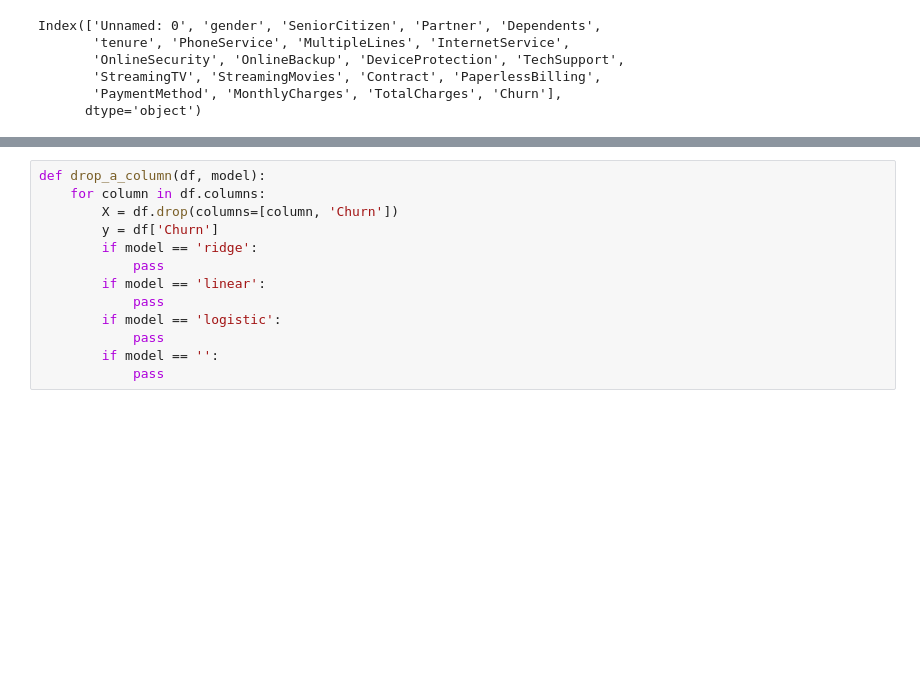
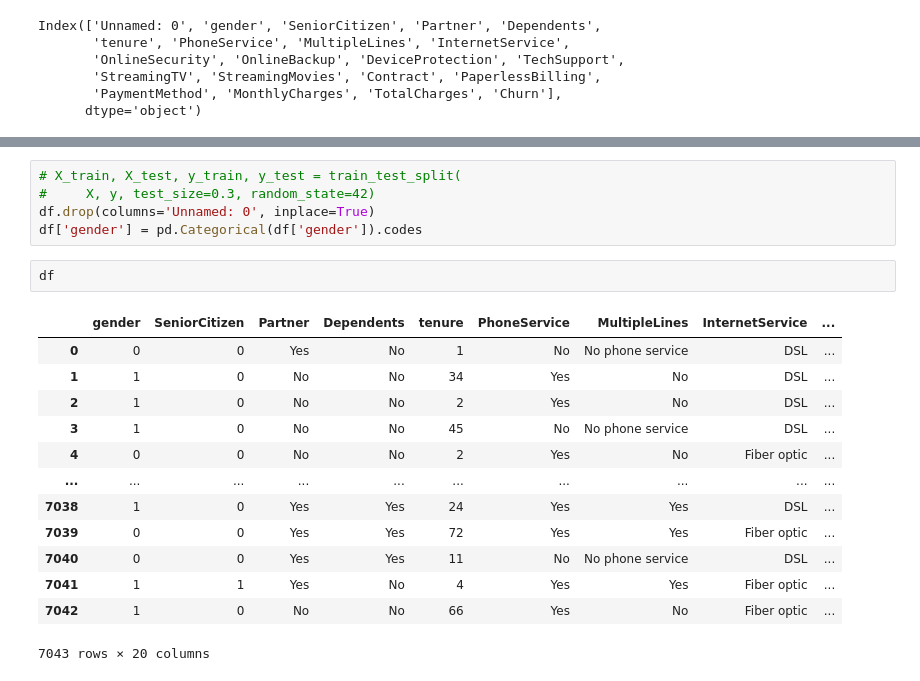
Before and after one commit to Gnoel01/Churning-customers, a Jupyter notebook: madison.ipynb, the cells around one changed output, grey strips where cells are left out. Saved outputs shown, nothing was run; the diff lists cells and outputs as text; blank space fills up the shorter version.

```diff
--- a/madison.ipynb
+++ b/madison.ipynb
@@ -47,13 +52,21 @@ Index(['Unnamed: 0', 'gender', 'SeniorCitizen', 'Partner', 'Dependents',
 # %%
-def drop_a_column(df, model):
-    for column in df.columns:
-        X = df.drop(columns=[column, 'Churn'])
-        y = df['Churn']
-        if model == 'ridge':
-            pass
-        if model == 'linear':
-            pass
-        if model == 'logistic':
-            pass
-        if model == '':
-            pass
+# X_train, X_test, y_train, y_test = train_test_split(
+#     X, y, test_size=0.3, random_state=42)
+df.drop(columns='Unnamed: 0', inplace=True)
+df['gender'] = pd.Categorical(df['gender']).codes
+# %%
+df
+# %% [output]
+|  | gender | SeniorCitizen | Partner | Dependents | tenure | PhoneService | MultipleLines | InternetService | ... |
+| 0 | 0 | 0 | Yes | No | 1 | No | No phone service | DSL | ... |
+| 1 | 1 | 0 | No | No | 34 | Yes | No | DSL | ... |
+| 2 | 1 | 0 | No | No | 2 | Yes | No | DSL | ... |
+| 3 | 1 | 0 | No | No | 45 | No | No phone service | DSL | ... |
+| 4 | 0 | 0 | No | No | 2 | Yes | No | Fiber optic | ... |
+| ... | ... | ... | ... | ... | ... | ... | ... | ... | ... |
+| 7038 | 1 | 0 | Yes | Yes | 24 | Yes | Yes | DSL | ... |
+| 7039 | 0 | 0 | Yes | Yes | 72 | Yes | Yes | Fiber optic | ... |
+| 7040 | 0 | 0 | Yes | Yes | 11 | No | No phone service | DSL | ... |
+| 7041 | 1 | 1 | Yes | No | 4 | Yes | Yes | Fiber optic | ... |
+| 7042 | 1 | 0 | No | No | 66 | Yes | No | Fiber optic | ... |
+7043 rows × 20 columns
```
Also changed, not shown: parts of 4 cells of this notebook.
